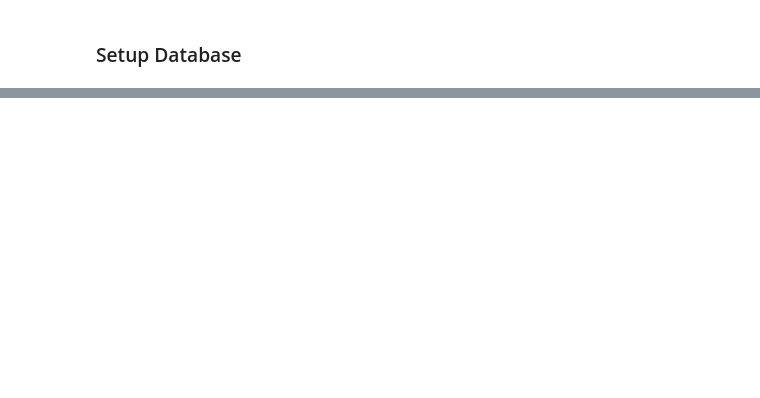
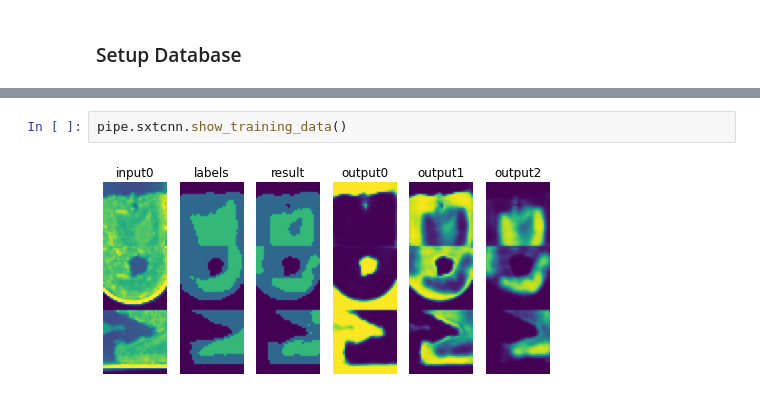
Before and after one commit to ncxt/ncxt_sxtcnn, a Jupyter notebook: example_3dunet.ipynb, the cells around one changed output, grey strips where cells are left out. Drawn from its saved outputs; the diff is of its cells as text; blank space fills up the shorter version.

```diff
--- a/example_3dunet.ipynb
+++ b/example_3dunet.ipynb
@@ -96,0 +127,4 @@ instance.show_training_data()
+# %%
+pipe.sxtcnn.show_training_data()
+# %% [output]
+[figure, added]
```
Also changed, not shown: parts of 19 cells of this notebook, 4 other files.
